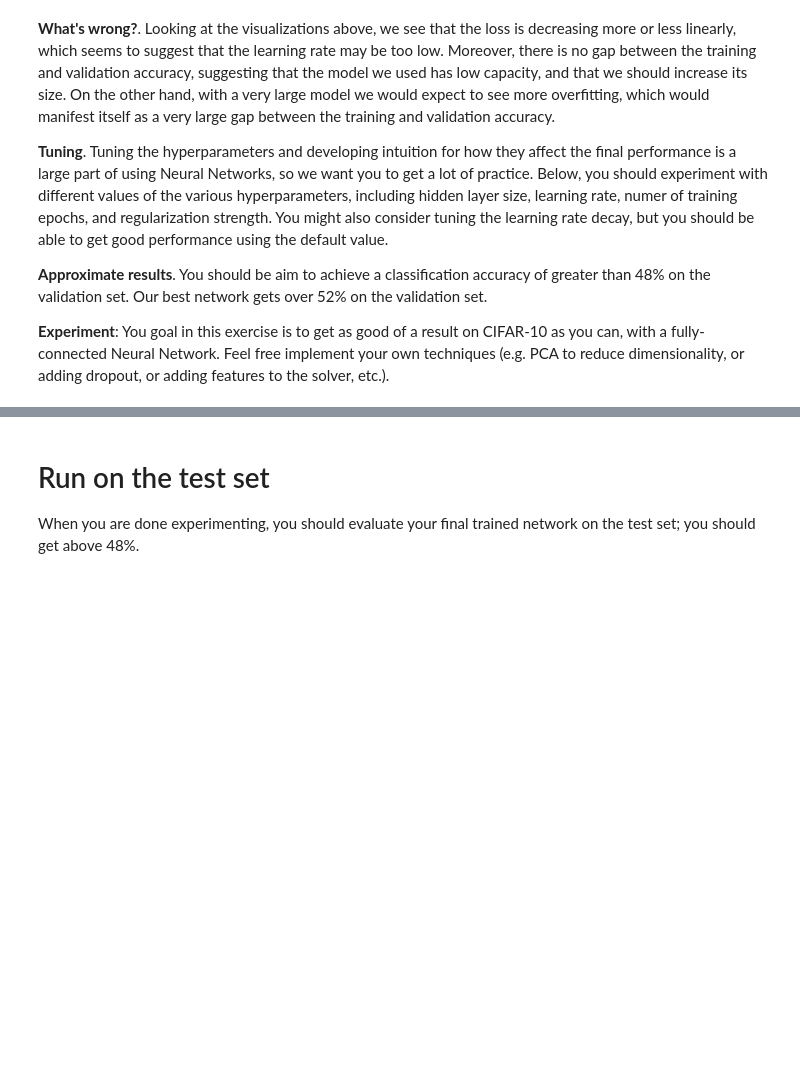
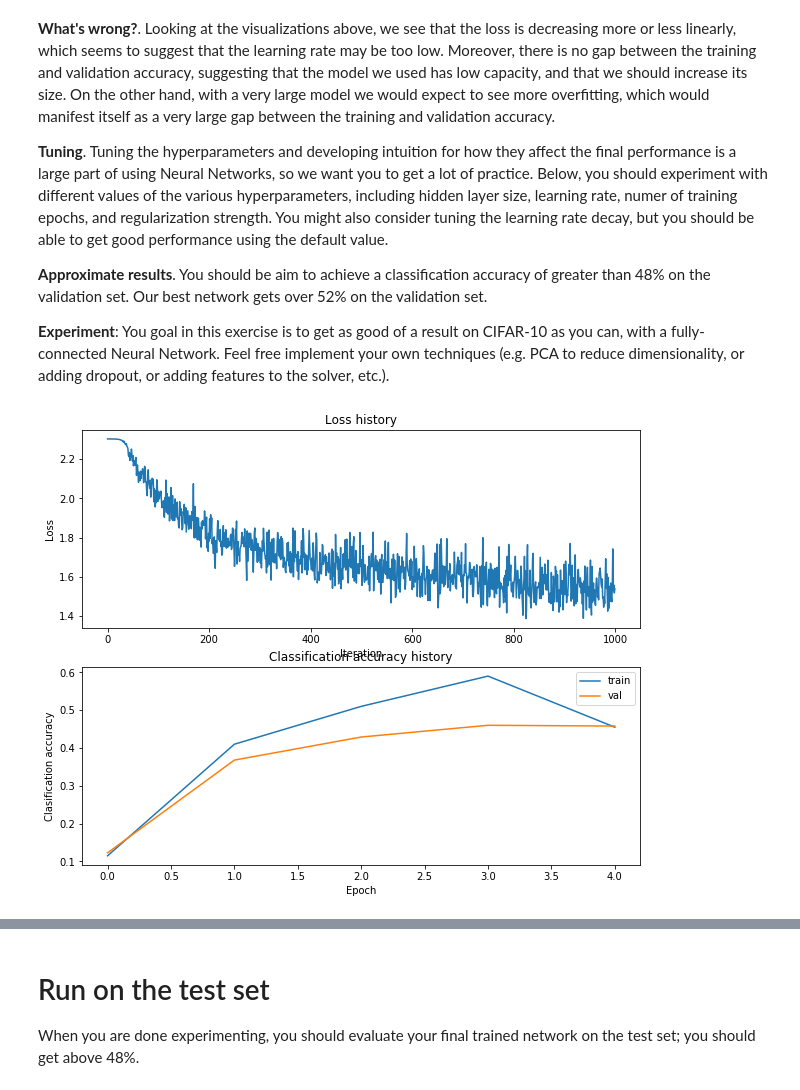
Before and after one commit to vtoliveira/cs231n-convolutional-neural-network, a Jupyter notebook: cs231n/assignment1/two_layer_net.ipynb, the cells around one changed output, grey strips where cells are left out. Drawn from its saved outputs; the diff is of its cells as text; code cells hidden in the pictures; blank space fills up the shorter version.

Commit message:
neural net predict/train finished

```diff
--- a/cs231n/assignment1/two_layer_net.ipynb
+++ b/cs231n/assignment1/two_layer_net.ipynb
@@ -260,7 +294,7 @@ show_net_weights(net)
 **Experiment**: You goal in this exercise is to get as good of a result on CIFAR-10 as you can, with a fully-connected Neural Network. Feel free implement your own techniques (e.g. PCA to reduce dimensionality, or adding dropout, or adding features to the solver, etc.).
 # %%
 best_net = None # store the best model into this
-
+best_val = -1
 #################################################################################
 # TODO: Tune hyperparameters using the validation set. Store your best trained  #
 # model in best_net.                                                            #
@@ -273,10 +307,52 @@ best_net = None # store the best model into this
 # write code to sweep through possible combinations of hyperparameters          #
 # automatically like we did on the previous exercises.                          #
 #################################################################################
-# Your code
+
+reg = [0.25, 1]
+learning_rates =[0.1e-4, 5e-4]
+hidden_size = [50, 100]
+input_size = 32 * 32 * 3
+num_classes = 10
+
+
+from tqdm import tqdm
+
+for lr in tqdm(np.arange(learning_rates[0], learning_rates[1],0.1e-4)):
+    for reg_ in np.arange(reg[0], reg[1],0.25):
+        for hs in np.arange(hidden_size[0], hidden_size[1], 10):
+            net = TwoLayerNet(input_size, hs, num_classes)
+            stats = net.train(X_train, y_train, X_val, y_val,
+                num_iters=1000, batch_size=200,
+                learning_rate=lr, learning_rate_decay=0.95,
+                reg=reg_, verbose=False)
+            y_train_pred, y_test_pred = net.predict(X_train), net.predict(X_test)
+            val_train, val_test = (np.mean(y_train_pred == y_train)), (np.mean(y_test_pred == y_test))
+            if val_test > best_val:
+                   best_val = val_test
+                   best_net = net
+                   best_stats = stats
+
 #################################################################################
 #                               END OF YOUR CODE                                #
 #################################################################################
+# %%
+# Plot the loss function and train / validation accuracies
+plt.subplot(2, 1, 1)
+plt.plot(best_stats['loss_history'])
+plt.title('Loss history')
+plt.xlabel('Iteration')
+plt.ylabel('Loss')
+
+plt.subplot(2, 1, 2)
+plt.plot(best_stats['train_acc_history'], label='train')
+plt.plot(stats['val_acc_history'], label='val')
+plt.title('Classification accuracy history')
+plt.xlabel('Epoch')
+plt.ylabel('Clasification accuracy')
+plt.legend()
+plt.show()
+# %% [output]
+[figure, added]
 # %%
 # visualize the weights of the best network
 show_net_weights(best_net)
```
Also changed, not shown: parts of 9 cells of this notebook, 1 other file.
